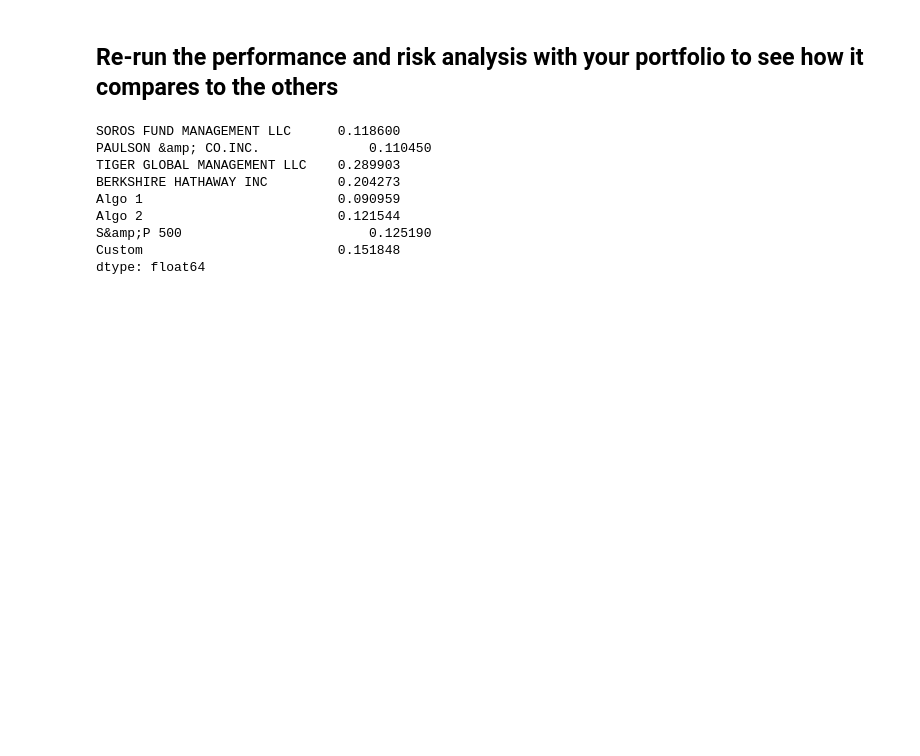
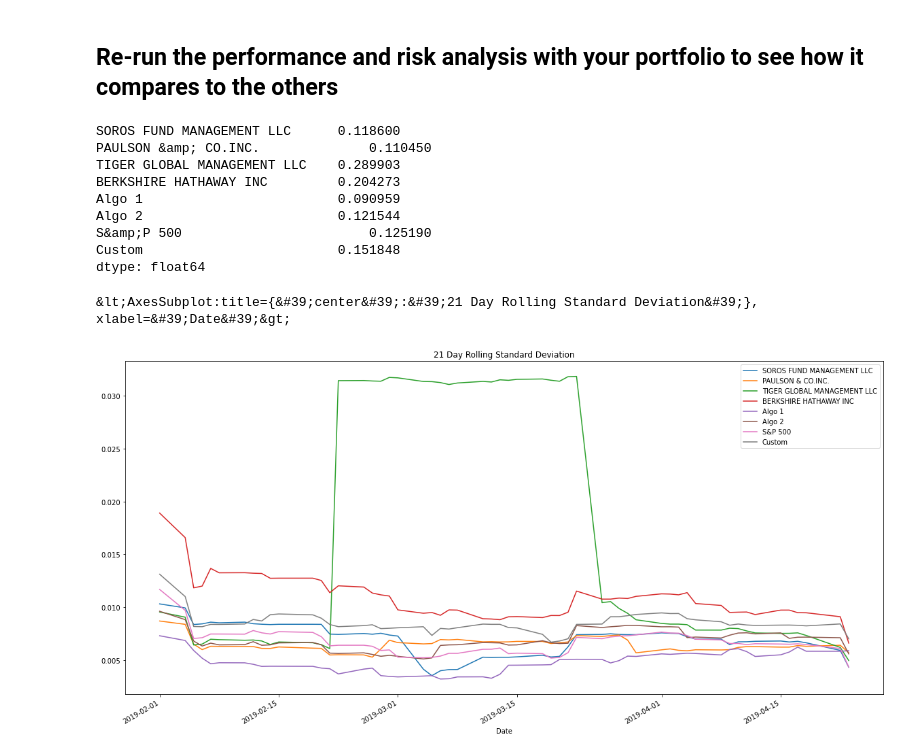
Before and after one commit to jonowens/a_whale_off_the_portfolio, a Jupyter notebook: whale_analysis.ipynb, the cells around one changed output. Cells and saved outputs as stored; diff of their text form; code cells hidden in the pictures; blank space fills up the shorter version.

Commit message:
Plotted 21 day rolling standard deviation.

```diff
--- a/whale_analysis.ipynb
+++ b/whale_analysis.ipynb
@@ -450,9 +450,9 @@ dtype: float64
 ## Join your portfolio returns to the DataFrame that contains all of the portfolio returns
 # %%
 # Add your "Custom" portfolio to the larger dataframe of fund returns
-all_portfolios = pd.concat([combined_returns, portfolio_weighted_returns], axis="columns", join="inner")
-all_portfolios.rename(columns={0: "Custom"}, inplace=True)
-all_portfolios.head()
+all_portfolios_returns = pd.concat([combined_returns, portfolio_weighted_returns], axis="columns", join="inner")
+all_portfolios_returns.rename(columns={0: "Custom"}, inplace=True)
+all_portfolios_returns.head()
 # %% [output]
 |  | SOROS FUND MANAGEMENT LLC | PAULSON & CO.INC. | TIGER GLOBAL MANAGEMENT LLC | BERKSHIRE HATHAWAY INC | Algo 1 | Algo 2 | ... |
 | Date |  |  |  |  |  |  | ... |
@@ -496,3 +493,9 @@ dtype: float64
+# %%
+# Rolling
+all_portfolios_returns.rolling(window=21).std().plot(figsize=(20,10), title="21 Day Rolling Standard Deviation")
+# %% [output]
+&lt;AxesSubplot:title={&#39;center&#39;:&#39;21 Day Rolling Standard Deviation&#39;}, xlabel=&#39;Date&#39;&gt;
+[figure, added]
 # %%
 # Annualized Sharpe Ratios
 # YOUR CODE HERE
```
Also changed, not shown: parts of 3 cells of this notebook.
